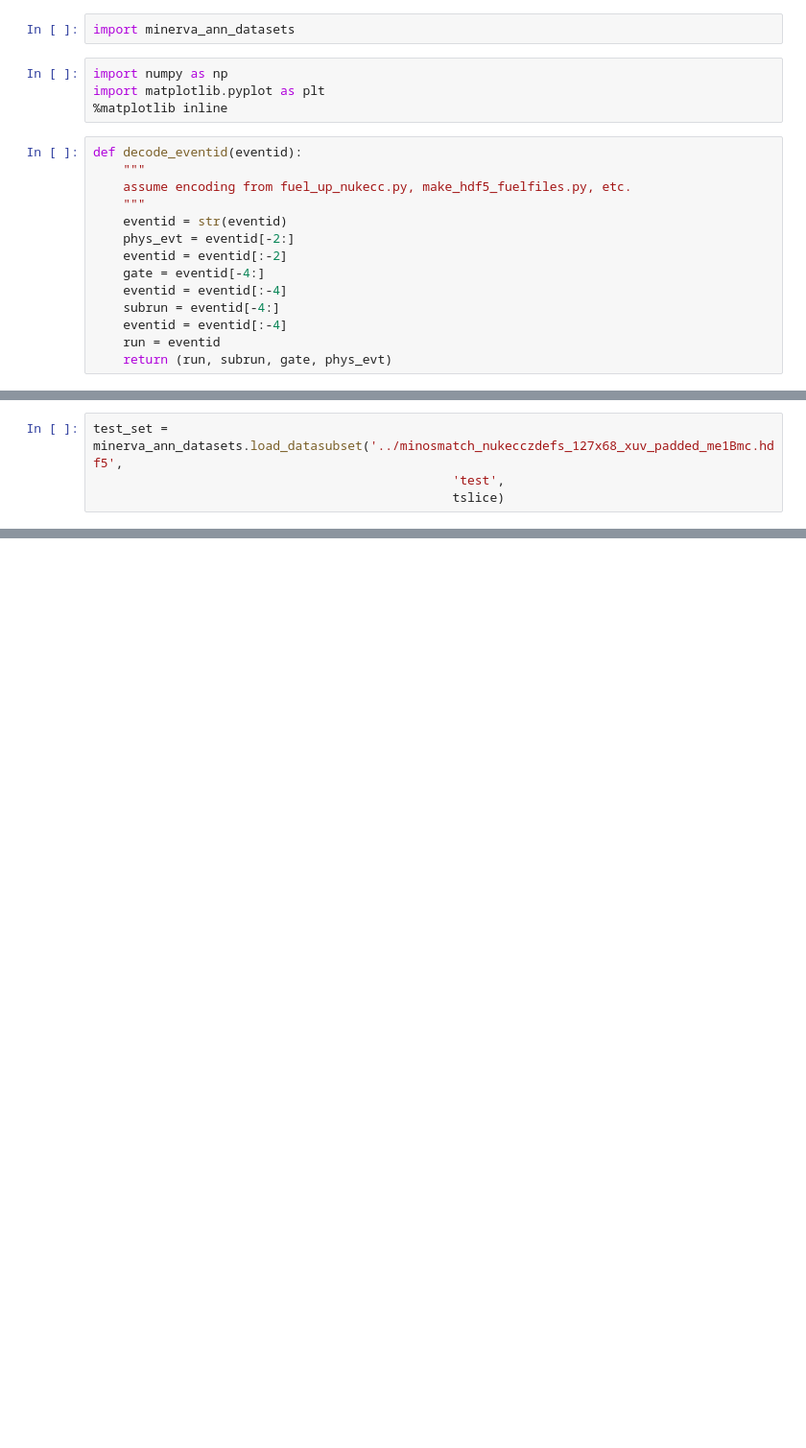
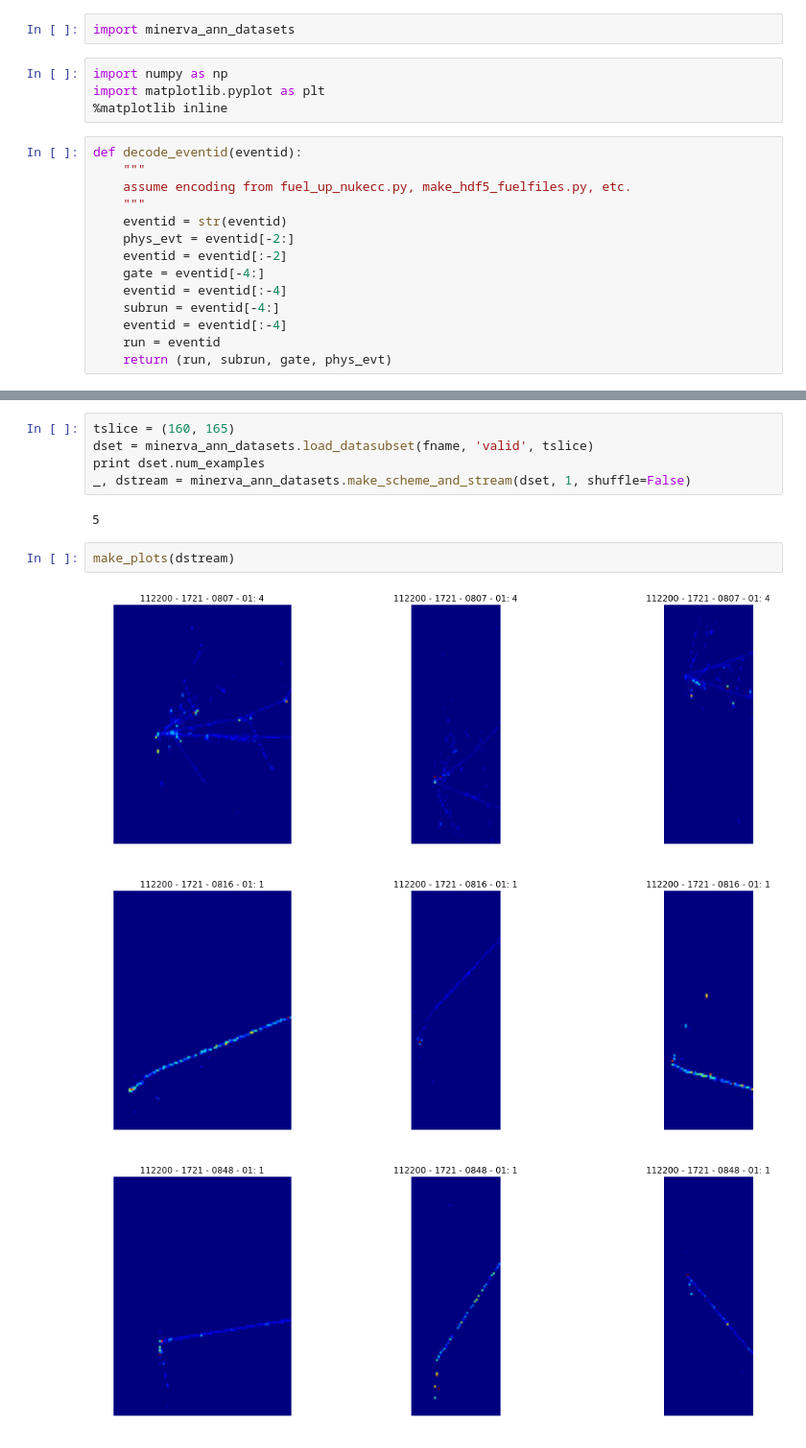
Before and after one commit to faizaakbar/ANNMINERvA, a Jupyter notebook: Lasagne/fuel_based_event_vis.ipynb, the cells around one changed output, grey strips where cells are left out. Shown at 96% size. Drawn from its saved outputs; the diff is of its cells as text; blank space fills up the shorter version.

```diff
--- a/Lasagne/fuel_based_event_vis.ipynb
+++ b/Lasagne/fuel_based_event_vis.ipynb
@@ -51,4 +45,0 @@ for data in train_dstream.get_epoch_iterator():
-# %%
-test_set = minerva_ann_datasets.load_datasubset('../minosmatch_nukecczdefs_127x68_xuv_padded_me1Bmc.hdf5',
-                                                'test',
-                                                tslice)
@@ -75,0 +50,13 @@ for data in test_dstream.get_epoch_iterator():
+# %%
+tslice = (160, 165)
+dset = minerva_ann_datasets.load_datasubset(fname, 'valid', tslice)
+print dset.num_examples
+_, dstream = minerva_ann_datasets.make_scheme_and_stream(dset, 1, shuffle=False)
+# %% [output]
+5
+# %%
+make_plots(dstream)
+# %% [output]
+[figure, added]
+[figure, added]
+[figure, added]
```
Also changed, not shown: parts of 13 cells of this notebook.
